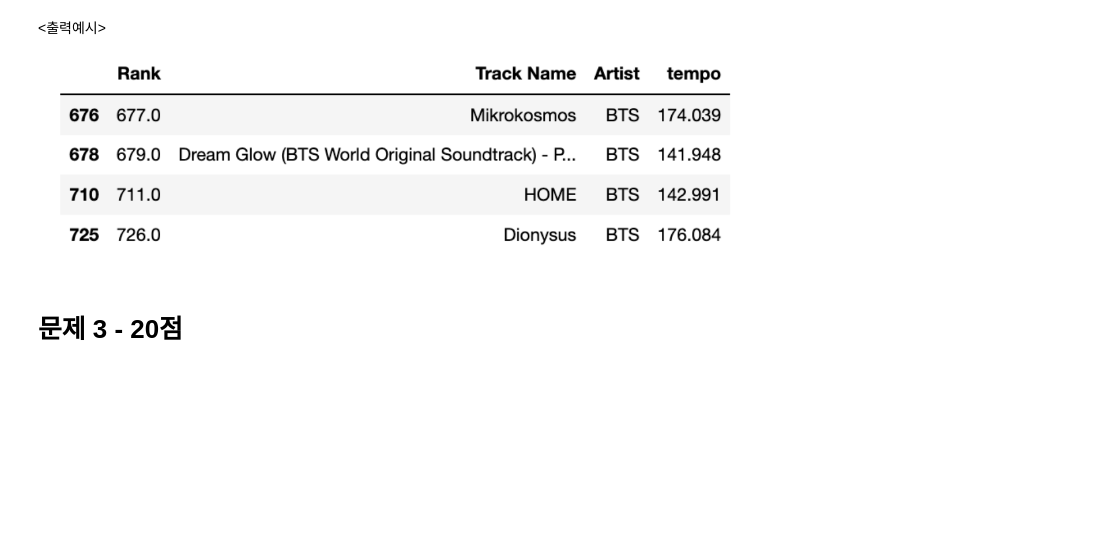
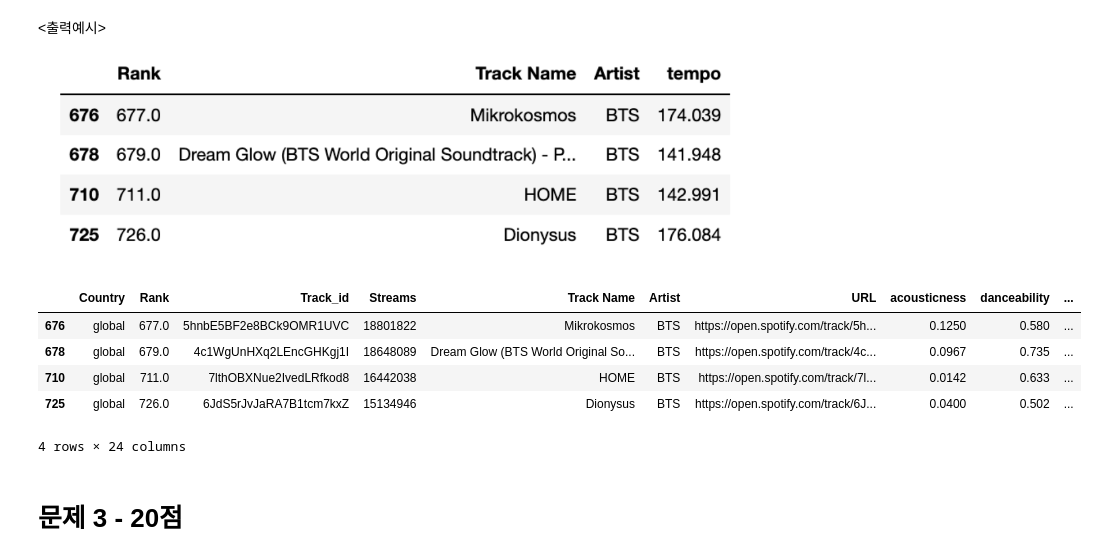
Before and after one commit to dorahee-ee/coding_test, a Jupyter notebook: BITAmin/11기_코딩테스트_문제지.ipynb, the cells around one changed output. Saved outputs shown, nothing was run; the diff lists cells and outputs as text; code cells hidden in the pictures; blank space fills up the shorter version.

```diff
--- a/BITAmin/11기_코딩테스트_문제지.ipynb
+++ b/BITAmin/11기_코딩테스트_문제지.ipynb
@@ -189,6 +189,15 @@ data['tempo'].plot.hist()
 <출력예시>
 
 ![스크린샷 2023-01-29 오전 11.46.48.png](embedded-picture-1)
+# %%
+data[(data['Artist']=='BTS') & (data['tempo'] >= data['tempo'].mean())]
+# %% [output]
+|  | Country | Rank | Track_id | Streams | Track Name | Artist | URL | acousticness | danceability | ... |
+| 676 | global | 677.0 | 5hnbE5BF2e8BCk9OMR1UVC | 18801822 | Mikrokosmos | BTS | https://open.spotify.com/track/5h... | 0.1250 | 0.580 | ... |
+| 678 | global | 679.0 | 4c1WgUnHXq2LEncGHKgj1I | 18648089 | Dream Glow (BTS World Original So... | BTS | https://open.spotify.com/track/4c... | 0.0967 | 0.735 | ... |
+| 710 | global | 711.0 | 7lthOBXNue2IvedLRfkod8 | 16442038 | HOME | BTS | https://open.spotify.com/track/7l... | 0.0142 | 0.633 | ... |
+| 725 | global | 726.0 | 6JdS5rJvJaRA7B1tcm7kxZ | 15134946 | Dionysus | BTS | https://open.spotify.com/track/6J... | 0.0400 | 0.502 | ... |
+4 rows × 24 columns
 # %% [markdown]
 # 문제 3 - 20점
 # %% [markdown]
```
Also changed, not shown: parts of 2 cells of this notebook.
